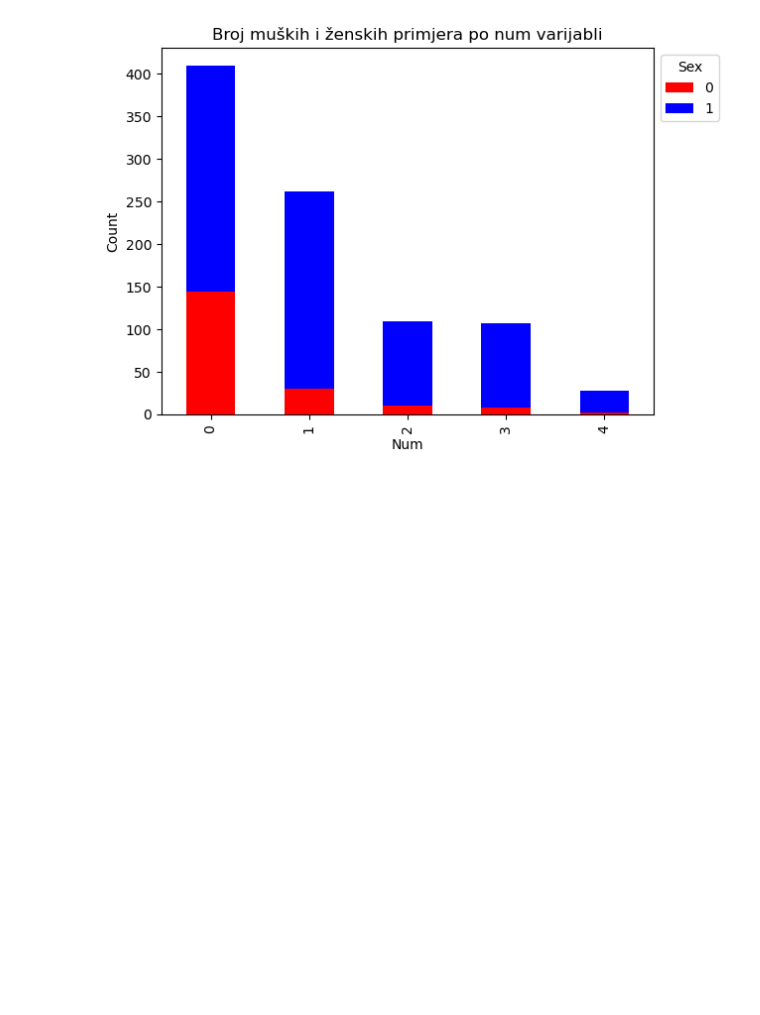
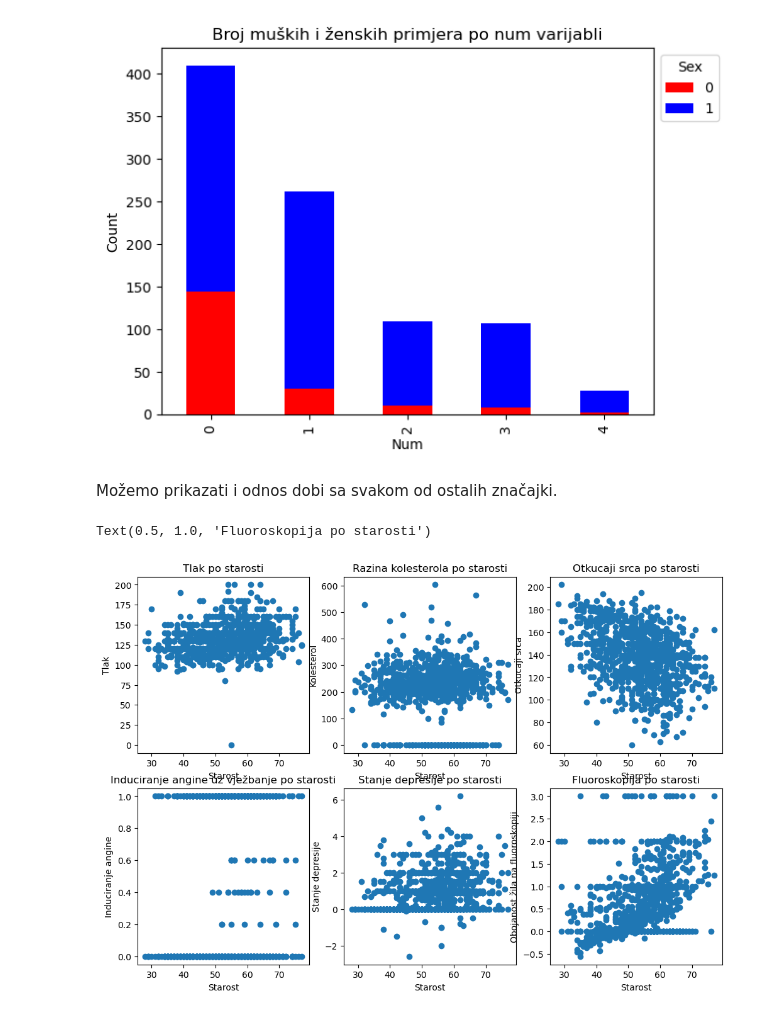
Before and after one commit to lucijaprodan/UZOP-project, a Jupyter notebook: ML_hf_analysis.ipynb, the cells around one changed output. Saved outputs shown, nothing was run; the diff lists cells and outputs as text; code cells hidden in the pictures; blank space fills up the shorter version.

```diff
--- a/ML_hf_analysis.ipynb
+++ b/ML_hf_analysis.ipynb
@@ -799,3 +800,46 @@ plt.legend(title='Sex', loc='upper left', bbox_to_anchor=(1,1))
 plt.show()
 # %% [output]
 [figure]
+# %% [markdown]
+Možemo prikazati i odnos dobi sa svakom od ostalih značajki.
+# %%
+plt.figure(figsize=(12, 8))
+
+plt.subplot(2, 3, 1)
+plt.scatter(df2.age, df2.trestbps)
+plt.xlabel('Starost')
+plt.ylabel('Tlak')
+plt.title('Tlak po starosti')
+
+plt.subplot(2, 3, 2)
+plt.scatter(df2.age, df2.chol)
+plt.xlabel('Starost')
+plt.ylabel('Kolesterol')
+plt.title('Razina kolesterola po starosti')
+
+plt.subplot(2, 3, 3)
+plt.scatter(df2.age, df2.thalch)
+plt.xlabel('Starost')
+plt.ylabel('Otkucaji srca')
+plt.title('Otkucaji srca po starosti')
+
+plt.subplot(2, 3, 4)
+plt.scatter(df2.age, df2.exang)
+plt.xlabel('Starost')
+plt.ylabel('Induciranje angine')
+plt.title('Induciranje angine uz vježbanje po starosti')
+
+plt.subplot(2, 3, 5)
+plt.scatter(df2.age, df2.oldpeak)
+plt.xlabel('Starost')
+plt.ylabel('Stanje depresije')
+plt.title('Stanje depresije po starosti')
+
+plt.subplot(2, 3, 6)
+plt.scatter(df2.age, df2.ca)
+plt.xlabel('Starost')
+plt.ylabel('Obojanost žila na fluoroskopiji')
+plt.title('Fluoroskopija po starosti')
+# %% [output]
+Text(0.5, 1.0, 'Fluoroskopija po starosti')
+[figure, added]
```
Also changed, not shown: parts of 10 cells of this notebook.
